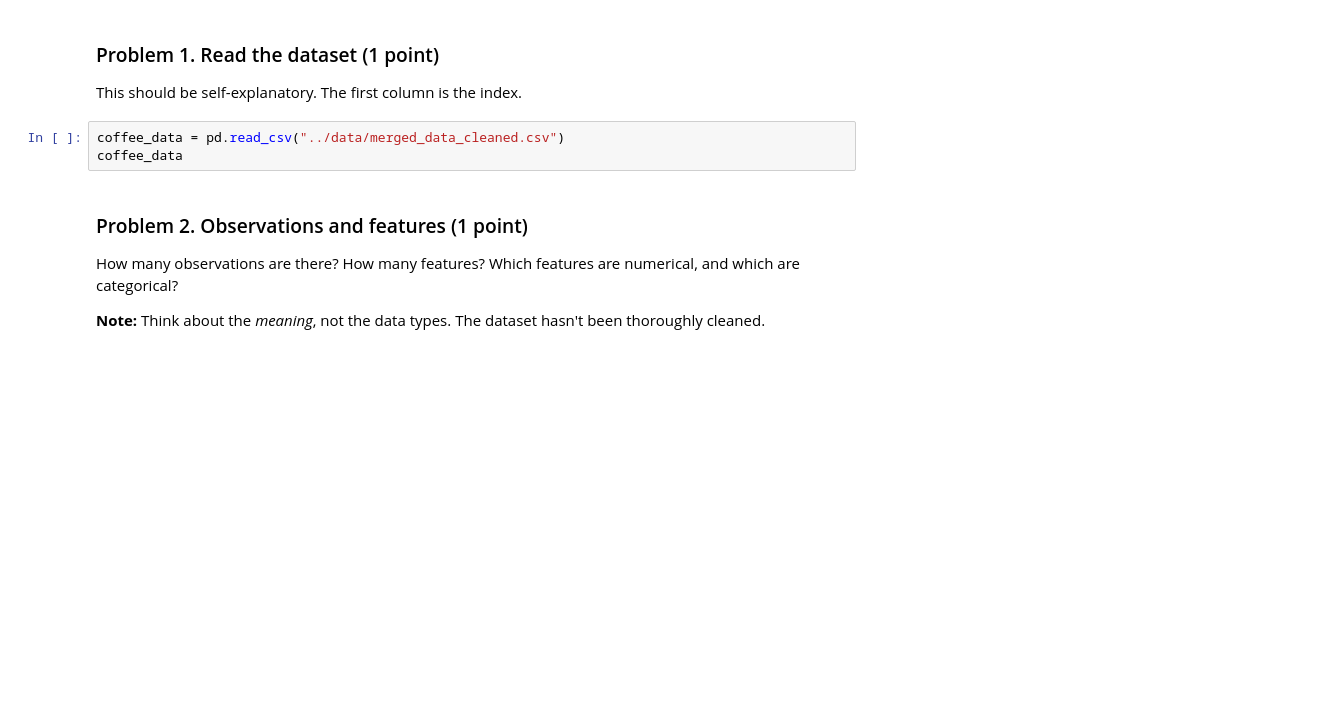
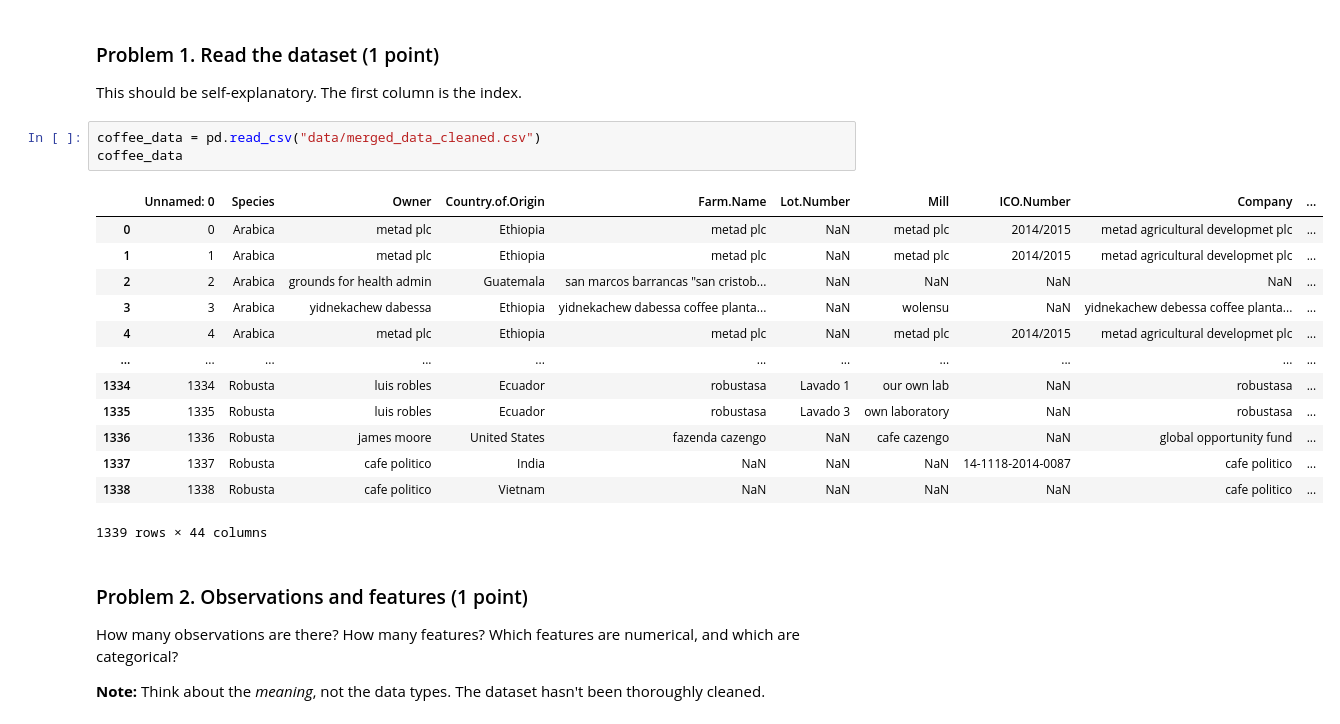
Before and after one commit to AI-Machine-Learning-Upskill-Programme/Data-Science, a Jupyter notebook: Data Science Course/Homeworks/02.Data-Tidying-and-Cleaning-Lab/Data Tidying and Cleaning Lab.ipynb, the cells around one changed output. Saved outputs shown, nothing was run; the diff lists cells and outputs as text; blank space fills up the shorter version.

```diff
--- a/Data Science Course/Homeworks/02.Data-Tidying-and-Cleaning-Lab/Data Tidying and Cleaning Lab.ipynb
+++ b/Data Science Course/Homeworks/02.Data-Tidying-and-Cleaning-Lab/Data Tidying and Cleaning Lab.ipynb
@@ -20,8 +20,22 @@ It's a good idea to save your clean dataset after all the work you've done to it
 ### Problem 1. Read the dataset (1 point)
 This should be self-explanatory. The first column is the index.
 # %%
-coffee_data = pd.read_csv("../data/merged_data_cleaned.csv")
+coffee_data = pd.read_csv("data/merged_data_cleaned.csv")
 coffee_data
+# %% [output]
+|  | Unnamed: 0 | Species | Owner | Country.of.Origin | Farm.Name | Lot.Number | Mill | ICO.Number | Company | ... |
+| 0 | 0 | Arabica | metad plc | Ethiopia | metad plc | NaN | metad plc | 2014/2015 | metad agricultural developmet plc | ... |
+| 1 | 1 | Arabica | metad plc | Ethiopia | metad plc | NaN | metad plc | 2014/2015 | metad agricultural developmet plc | ... |
+| 2 | 2 | Arabica | grounds for health admin | Guatemala | san marcos barrancas "san cristob... | NaN | NaN | NaN | NaN | ... |
+| 3 | 3 | Arabica | yidnekachew dabessa | Ethiopia | yidnekachew dabessa coffee planta... | NaN | wolensu | NaN | yidnekachew debessa coffee planta... | ... |
+| 4 | 4 | Arabica | metad plc | Ethiopia | metad plc | NaN | metad plc | 2014/2015 | metad agricultural developmet plc | ... |
+| ... | ... | ... | ... | ... | ... | ... | ... | ... | ... | ... |
+| 1334 | 1334 | Robusta | luis robles | Ecuador | robustasa | Lavado 1 | our own lab | NaN | robustasa | ... |
+| 1335 | 1335 | Robusta | luis robles | Ecuador | robustasa | Lavado 3 | own laboratory | NaN | robustasa | ... |
+| 1336 | 1336 | Robusta | james moore | United States | fazenda cazengo | NaN | cafe cazengo | NaN | global opportunity fund | ... |
+| 1337 | 1337 | Robusta | cafe politico | India | NaN | NaN | NaN | 14-1118-2014-0087 | cafe politico | ... |
+| 1338 | 1338 | Robusta | cafe politico | Vietnam | NaN | NaN | NaN | NaN | cafe politico | ... |
+1339 rows × 44 columns
 # %% [markdown]
 ### Problem 2. Observations and features (1 point)
 How many observations are there? How many features? Which features are numerical, and which are categorical?
```
Also changed, not shown: parts of 34 cells of this notebook, 1 other file.
